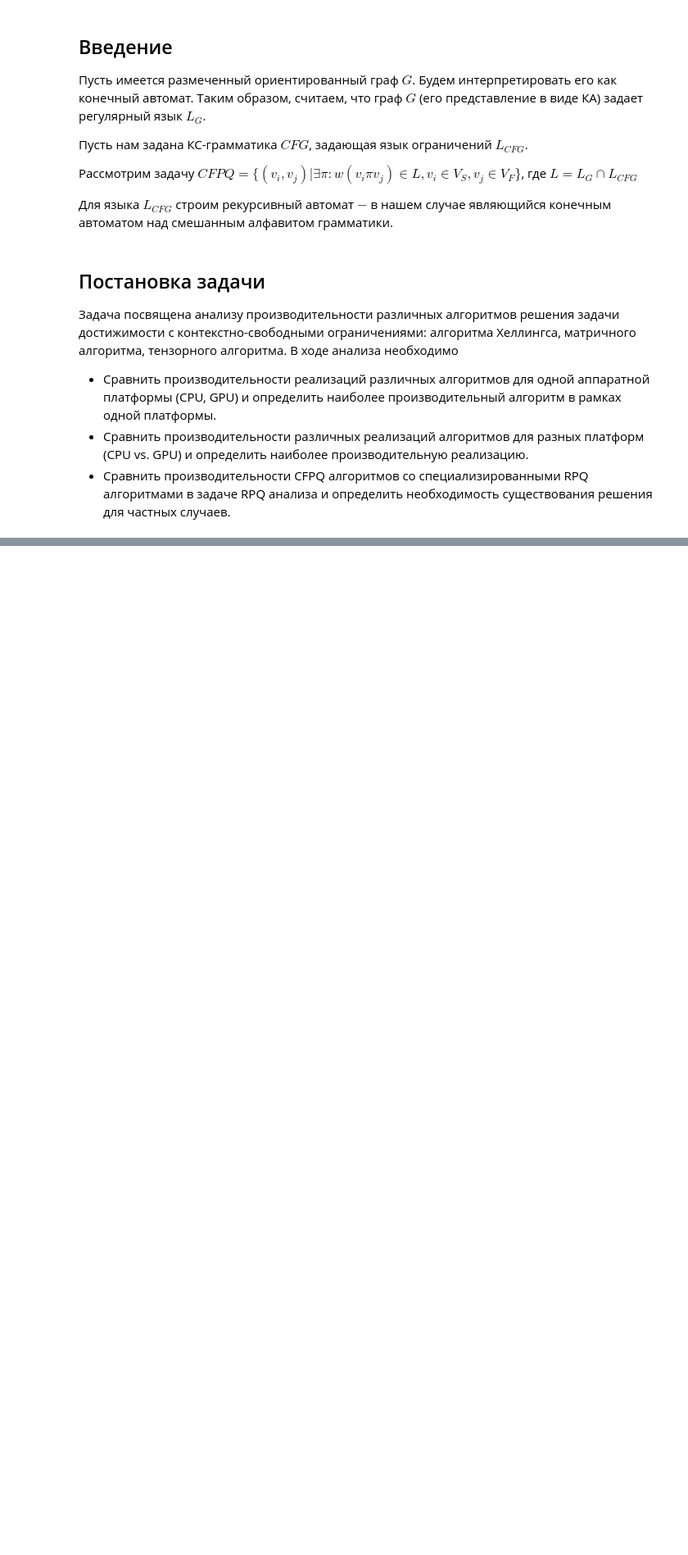
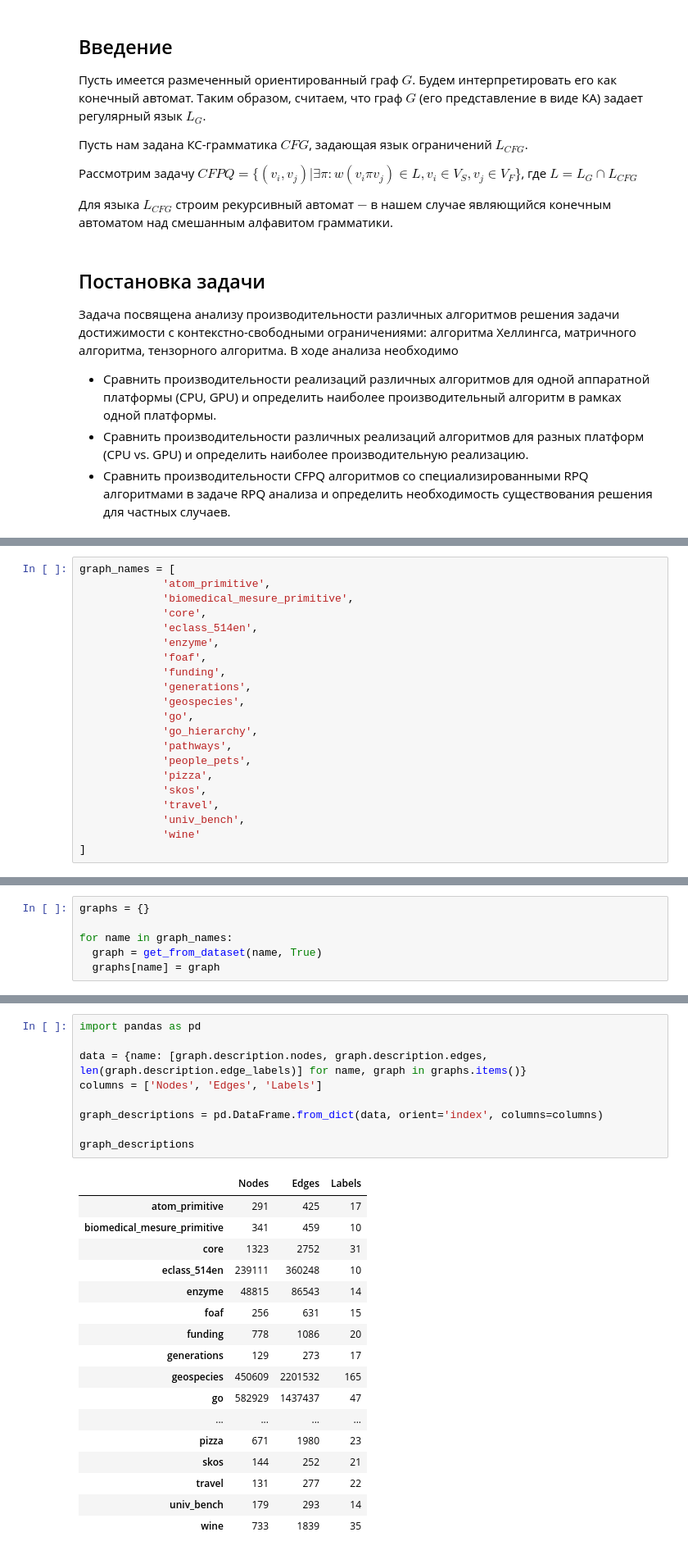
Before and after one commit to kznts9v-1lya/formal-lang-course, a Jupyter notebook: researches/cfpq_research.ipynb, the cells around one changed output, grey strips where cells are left out. Shown at 82% size. Cells and saved outputs as stored; diff of their text form; blank space fills up the shorter version.

```diff
--- a/researches/cfpq_research.ipynb
+++ b/researches/cfpq_research.ipynb
@@ -402,0 +81,21 @@ assert matrix_sparse(graph, cfg, None, None, "S") == matrix_cb(graph, cfg, None,
+# %%
+graph_names = [
+             'atom_primitive',
+             'biomedical_mesure_primitive',
+             'core',
+             'eclass_514en',
+             'enzyme',
+             'foaf',
+             'funding',
+             'generations',
+             'geospecies',
+             'go',
+             'go_hierarchy',
+             'pathways',
+             'people_pets',
+             'pizza',
+             'skos',
+             'travel',
+             'univ_bench',
+             'wine'
+]
@@ -402,0 +104,6 @@ assert matrix_sparse(graph, cfg, None, None, "S") == matrix_cb(graph, cfg, None,
+# %%
+graphs = {}
+
+for name in graph_names:
+  graph = get_from_dataset(name, True)
+  graphs[name] = graph
@@ -402,0 +115,27 @@ assert matrix_sparse(graph, cfg, None, None, "S") == matrix_cb(graph, cfg, None,
+# %%
+import pandas as pd
+
+data = {name: [graph.description.nodes, graph.description.edges, len(graph.description.edge_labels)] for name, graph in graphs.items()}
+columns = ['Nodes', 'Edges', 'Labels']
+
+graph_descriptions = pd.DataFrame.from_dict(data, orient='index', columns=columns)
+
+graph_descriptions
+# %% [output]
+|  | Nodes | Edges | Labels |
+| atom_primitive | 291 | 425 | 17 |
+| biomedical_mesure_primitive | 341 | 459 | 10 |
+| core | 1323 | 2752 | 31 |
+| eclass_514en | 239111 | 360248 | 10 |
+| enzyme | 48815 | 86543 | 14 |
+| foaf | 256 | 631 | 15 |
+| funding | 778 | 1086 | 20 |
+| generations | 129 | 273 | 17 |
+| geospecies | 450609 | 2201532 | 165 |
+| go | 582929 | 1437437 | 47 |
+| ... | ... | ... | ... |
+| pizza | 671 | 1980 | 23 |
+| skos | 144 | 252 | 21 |
+| travel | 131 | 277 | 22 |
+| univ_bench | 179 | 293 | 14 |
+| wine | 733 | 1839 | 35 |
```
Also changed, not shown: parts of 75 cells of this notebook.
